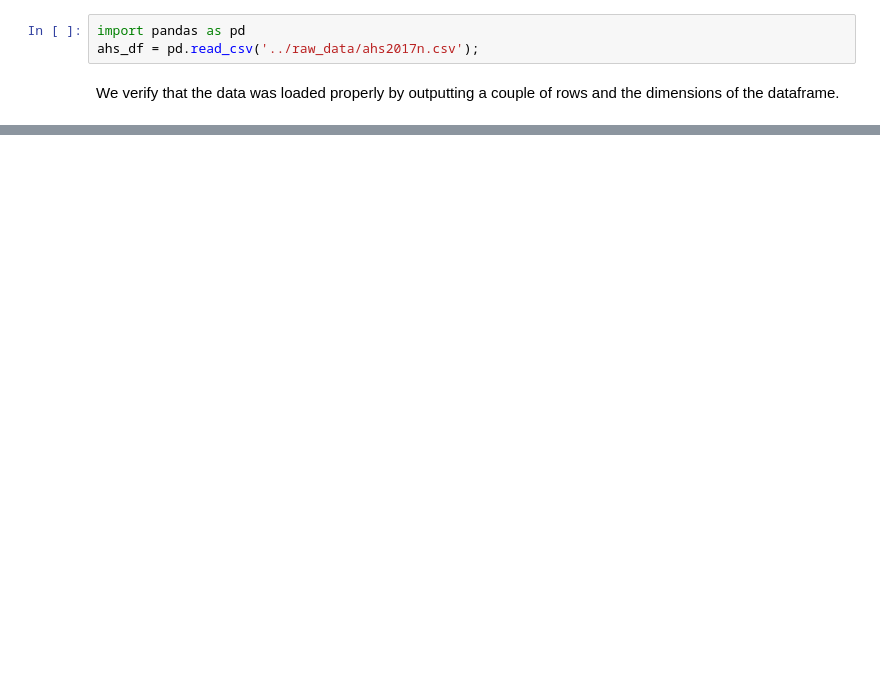
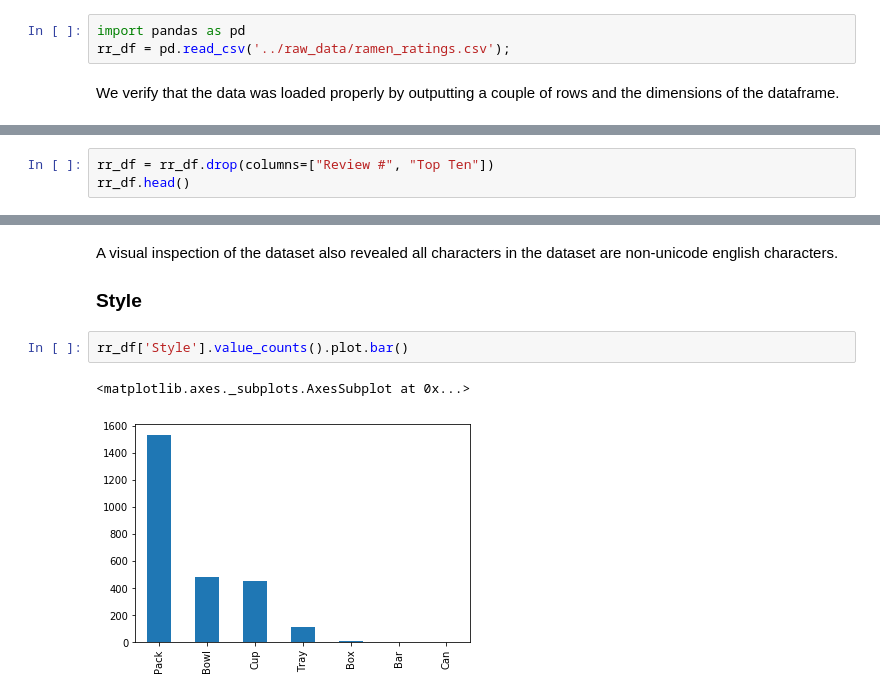
Before and after one commit to ALotOfData/data-598-c, a Jupyter notebook: src/data_cleaning.ipynb, the cells around one changed output, grey strips where cells are left out. Cells and saved outputs as stored; diff of their text form; blank space fills up the shorter version.

Commit message:
Change of dataset for ramen! Cleaning done, feature creation to go :)

```diff
--- a/src/data_cleaning.ipynb
+++ b/src/data_cleaning.ipynb
@@ -17,6 +17,6 @@ Our first step will be to clean the data obtained from the ADH PUF flat file. Yo
 We start by importing pandas which we will use to read the orignal csv and select a few columns.
 # %%
 import pandas as pd
-ahs_df = pd.read_csv('../raw_data/ahs2017n.csv');
+rr_df = pd.read_csv('../raw_data/ramen_ratings.csv');
 # %% [markdown]
 We verify that the data was loaded properly by outputting a couple of rows and the dimensions of the dataframe.
@@ -327,0 +38,3 @@ good_labels_df.to_csv("../clean_data/clean_ahs.csv", encoding='utf-8', index=Fal
+# %%
+rr_df = rr_df.drop(columns=["Review #", "Top Ten"])
+rr_df.head()
@@ -327,0 +77,9 @@ good_labels_df.to_csv("../clean_data/clean_ahs.csv", encoding='utf-8', index=Fal
+# %% [markdown]
+A visual inspection of the dataset also revealed all characters in the dataset are non-unicode english characters.
+
+### Style
+# %%
+rr_df['Style'].value_counts().plot.bar()
+# %% [output]
+<matplotlib.axes._subplots.AxesSubplot at 0x...>
+[figure, added]
```
Also changed, not shown: parts of 60 cells of this notebook, 6 other files.
